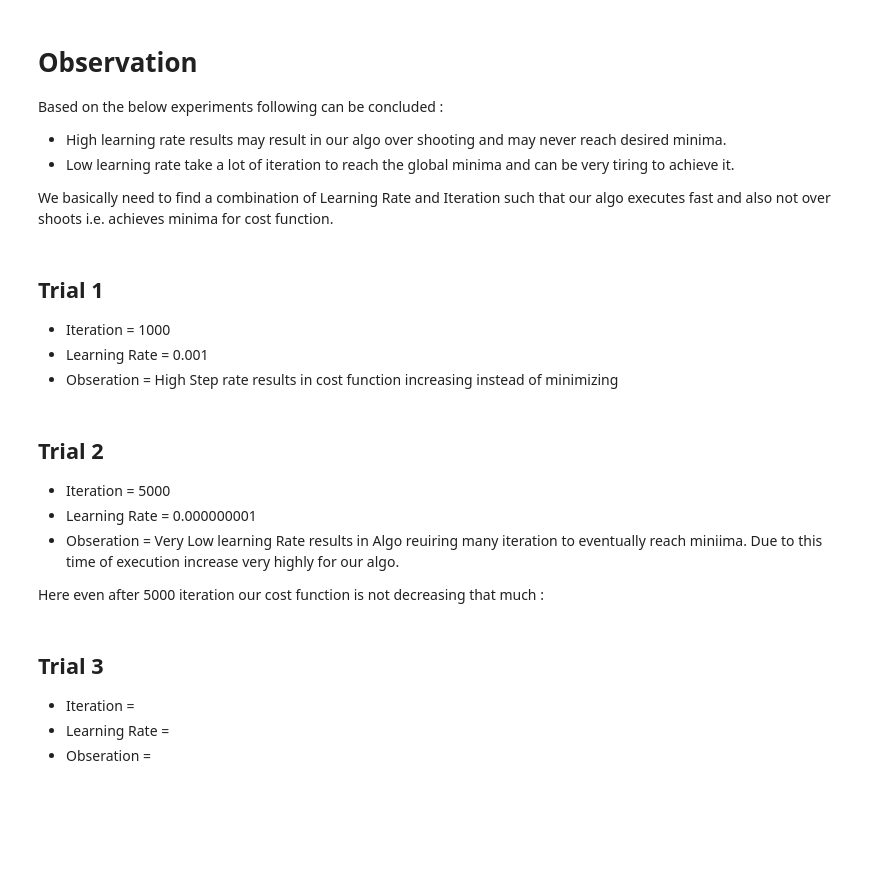
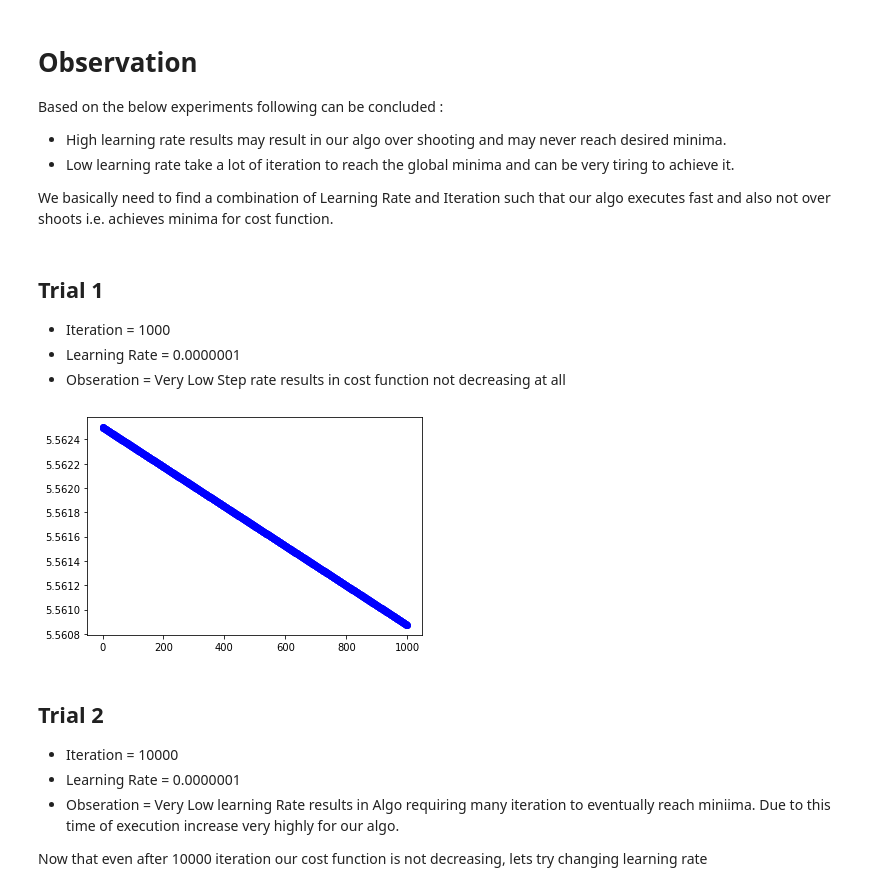
Before and after one commit to weasel-codes/google-colab, a Jupyter notebook: Assignment_1.ipynb, the cells around one changed output. Saved outputs shown, nothing was run; the diff lists cells and outputs as text; code cells hidden in the pictures; blank space fills up the shorter version.

```diff
--- a/Assignment_1.ipynb
+++ b/Assignment_1.ipynb
@@ -22,8 +22,8 @@ import pandas as pd
 
 #Import Dataset
 dataset = pd.read_csv('insurance.csv')
-X = dataset.iloc[:500,:-1].values
-Y = dataset.iloc[:500,-1].values
+X = dataset.iloc[:100,:-1].values
+Y = dataset.iloc[:100,-1].values
 # %% [markdown]
 ## Dataset Preview
 * Previewing 10 sample data of dataset
@@ -145,25 +145,19 @@ plt.show()
 * Iteration in Gradient Descent describs no. of times we are going to process our whole data to minimize cost function by updating respectives weights of each feature defining their contribution.
 # %%
 #Defining Gradient Descent
-cost = []
-def GDescent (iteration, rate, x, y) :
-  m=c=0
+def GradientDescent(iteration, rate, X, Y) :
+  cost = []
+  m = c = 0
   n=len(X)
   for i in range(iteration) :
     y_pred = m*x+c
     y_diff = y - y_pred
     cd = -(2/n)*sum(y_diff)
     md = -(2/n)*sum(x*y_diff)
-    m = m-rate*md
+    m = m - rate*md
     c = c-rate*cd
-    cost_func = (1/n)*sum(val**2 for val in (y-y_pred))
-    print(cost_func)
-    cost.append(cost)
-
-  plt.scatter(range(iteration), cost, color='brown')
-  plt.xlabel('bmi')
-  plt.ylabel('Insurance Charges')
-  plt.show()
+    cost.append((1/n)*sum(val**2 for val in (y-y_pred)))
+  return cost
 # %% [markdown]
 # Observation
 Based on the below experiments following can be concluded :
@@ -174,5 +168,5 @@ We basically need to find a combination of Learning Rate and Iteration such that
 # %% [markdown]
 ## Trial 1
 * Iteration = 1000
-* Learning Rate = 0.001
-* Obseration = High Step rate results in cost function increasing instead of minimizing
+* Learning Rate = 0.0000001
+* Obseration = Very Low Step rate results in cost function not decreasing at all
@@ -182,7 +173,16 @@ GDescent(100, 0.0001, X_train[:,2], Y_train)
+# %%
+#Learning from Gradient Descent
+iteration = 1000
+rate = 0.0000001
+cost = GradientDescent(iteration, rate, X_train[:,0], Y)
+plt.scatter(range(1000), cost, color='blue')
+plt.show()
+# %% [output]
+[figure, added]
 # %% [markdown]
 ## Trial 2
-* Iteration = 5000
-* Learning Rate = 0.000000001
-* Obseration = Very Low learning Rate results in Algo reuiring many iteration to eventually reach miniima. Due to this time of execution increase very highly for our algo.
+* Iteration = 10000
+* Learning Rate = 0.0000001
+* Obseration = Very Low learning Rate results in Algo requiring many iteration to eventually reach miniima. Due to this time of execution increase very highly for our algo.
 
-Here even after 5000 iteration our cost function is not decreasing that much :
+Now that even after 10000 iteration our cost function is not decreasing, lets try changing learning rate
@@ -192,5 +188,0 @@ GDescent(5000, 0.000000001, X_train, Y_train)
-# %% [markdown]
-## Trial 3
-* Iteration =
-* Learning Rate =
-* Obseration =
```
Also changed, not shown: parts of 8 cells of this notebook.
